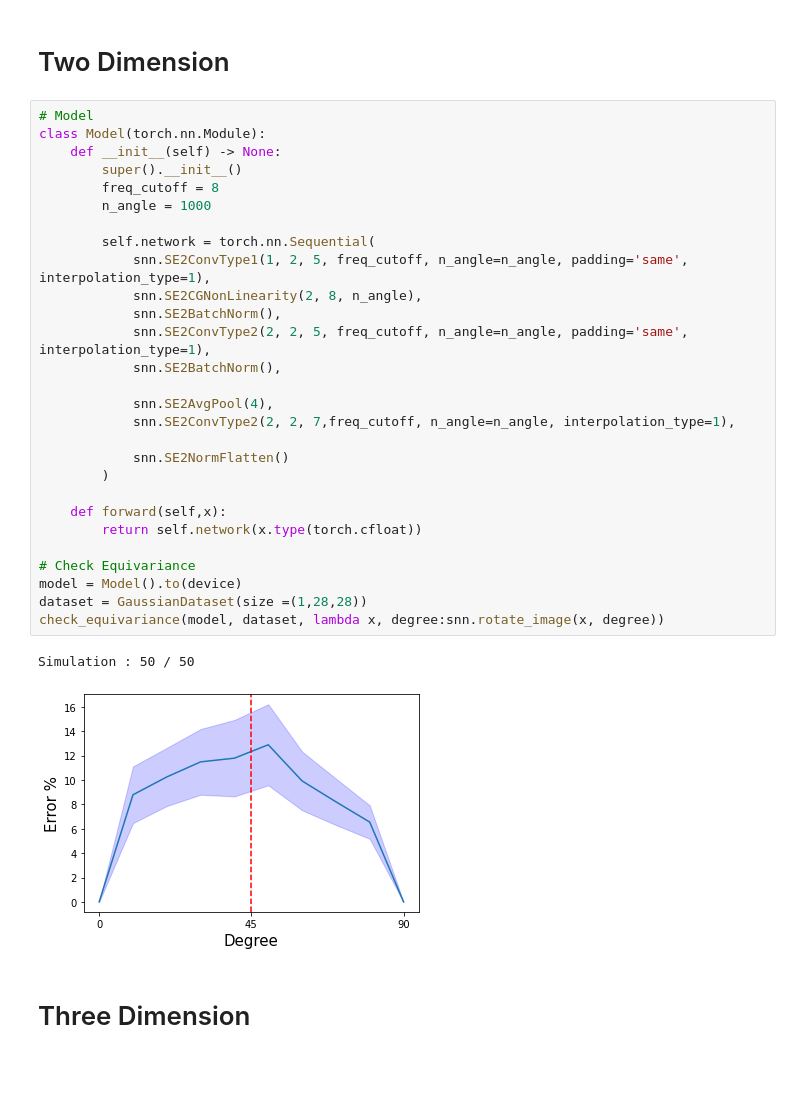
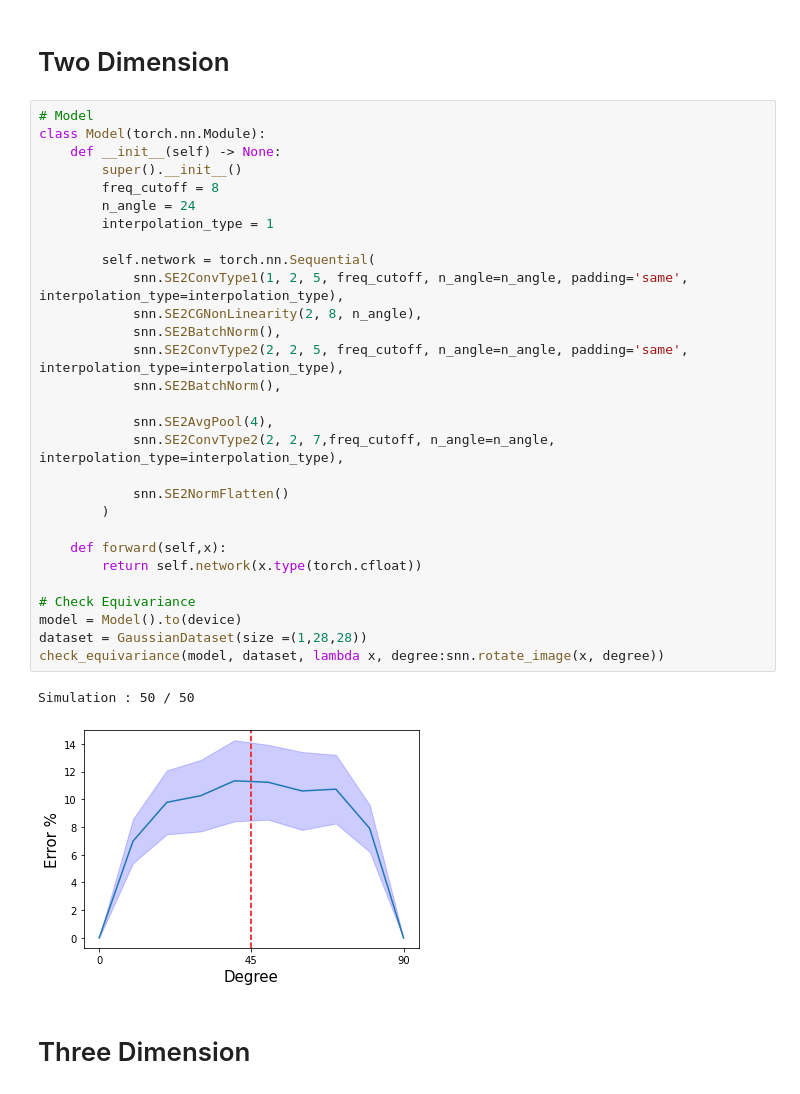
Before and after one commit to SoumyabrataKundu/Steerable, a Jupyter notebook: Equivariance.ipynb, the cells around one changed output. Cells and saved outputs as stored; diff of their text form.

```diff
--- a/Equivariance.ipynb
+++ b/Equivariance.ipynb
@@ -68,34 +68,35 @@ def check_equivariance(model, dataset, transfomation=None):
 # %%
 # Model
 class Model(torch.nn.Module):
     def __init__(self) -> None:
         super().__init__()
         freq_cutoff = 8
-        n_angle = 1000
+        n_angle = 24
+        interpolation_type = 1
 
         self.network = torch.nn.Sequential(
-            snn.SE2ConvType1(1, 2, 5, freq_cutoff, n_angle=n_angle, padding='same', interpolation_type=1),
+            snn.SE2ConvType1(1, 2, 5, freq_cutoff, n_angle=n_angle, padding='same', interpolation_type=interpolation_type),
             snn.SE2CGNonLinearity(2, 8, n_angle),
             snn.SE2BatchNorm(),
-            snn.SE2ConvType2(2, 2, 5, freq_cutoff, n_angle=n_angle, padding='same', interpolation_type=1),
+            snn.SE2ConvType2(2, 2, 5, freq_cutoff, n_angle=n_angle, padding='same', interpolation_type=interpolation_type),
             snn.SE2BatchNorm(),
 
             snn.SE2AvgPool(4),
-            snn.SE2ConvType2(2, 2, 7,freq_cutoff, n_angle=n_angle, interpolation_type=1),
+            snn.SE2ConvType2(2, 2, 7,freq_cutoff, n_angle=n_angle, interpolation_type=interpolation_type),
 
             snn.SE2NormFlatten()
         )
 
     def forward(self,x):
         return self.network(x.type(torch.cfloat))
 
 # Check Equivariance
 model = Model().to(device)
 dataset = GaussianDataset(size =(1,28,28))
 check_equivariance(model, dataset, lambda x, degree:snn.rotate_image(x, degree))
 # %% [output]
 Simulation : 50 / 50
-[figure, old version]
+[figure, new version]
 # %% [markdown]
 # Three Dimension
 # %%
```
Also changed, not shown: 1 other file.
